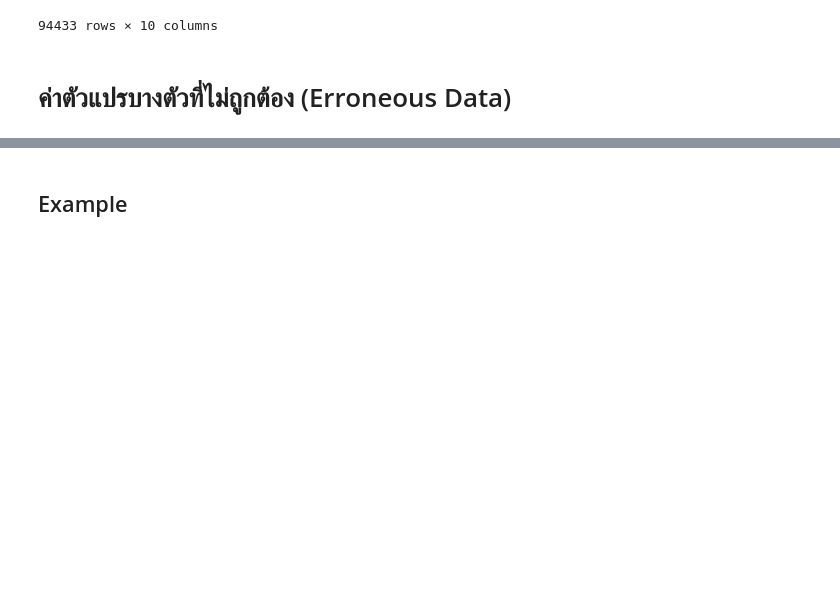
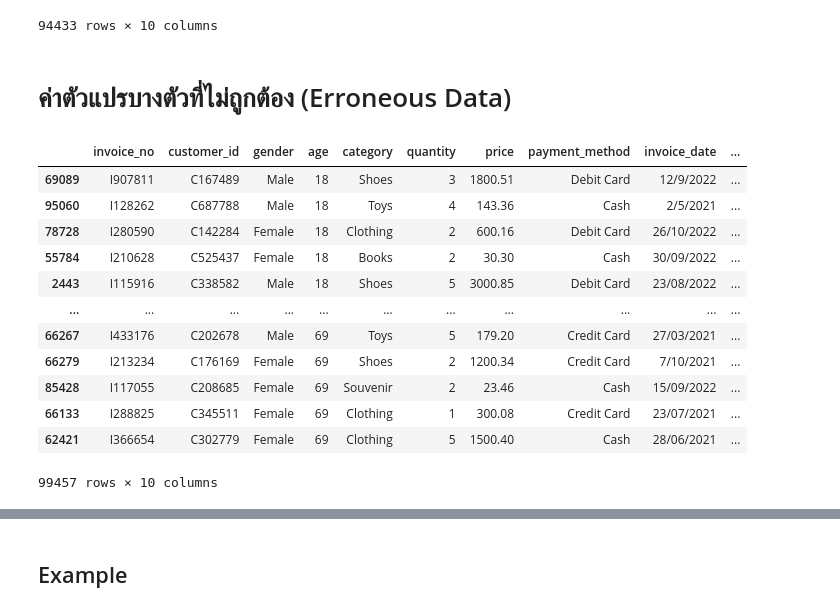
Before and after one commit to Pimchanok6430205105/BSC_DPDM23, a Jupyter notebook: Data_Preprocessing.ipynb, the cells around one changed output, grey strips where cells are left out. Saved outputs shown, nothing was run; the diff lists cells and outputs as text; code cells hidden in the pictures; blank space fills up the shorter version.

Commit message:
ขึ้น Data Integration

```diff
--- a/Data_Preprocessing.ipynb
+++ b/Data_Preprocessing.ipynb
@@ -10,5 +10,5 @@ Mounted at /content/drive
 # %%
-shopping_data = pd.read_csv('/content/drive/MyDrive/bsc_dpdm23_data/customer_shopping_data.csv')
+shopping_data = pd.read_csv('/content/drive/MyDrive/BSC_DPDM23/customer_shopping_data.csv')
 # %%
 shopping_data
 # %% [output]
@@ -414,3 +414,19 @@ shopping_data[shopping_data['price']<=ret['whiskers'][1].get_ydata()[1]]
 94433 rows × 10 columns
 # %% [markdown]
 # ค่าตัวแปรบางตัวที่ไม่ถูกต้อง (Erroneous Data)
+# %%
+shopping_data.sort_values(by='age')
+# %% [output]
+|  | invoice_no | customer_id | gender | age | category | quantity | price | payment_method | invoice_date | ... |
+| 69089 | I907811 | C167489 | Male | 18 | Shoes | 3 | 1800.51 | Debit Card | 12/9/2022 | ... |
+| 95060 | I128262 | C687788 | Male | 18 | Toys | 4 | 143.36 | Cash | 2/5/2021 | ... |
+| 78728 | I280590 | C142284 | Female | 18 | Clothing | 2 | 600.16 | Debit Card | 26/10/2022 | ... |
+| 55784 | I210628 | C525437 | Female | 18 | Books | 2 | 30.30 | Cash | 30/09/2022 | ... |
+| 2443 | I115916 | C338582 | Male | 18 | Shoes | 5 | 3000.85 | Debit Card | 23/08/2022 | ... |
+| ... | ... | ... | ... | ... | ... | ... | ... | ... | ... | ... |
+| 66267 | I433176 | C202678 | Male | 69 | Toys | 5 | 179.20 | Credit Card | 27/03/2021 | ... |
+| 66279 | I213234 | C176169 | Female | 69 | Shoes | 2 | 1200.34 | Credit Card | 7/10/2021 | ... |
+| 85428 | I117055 | C208685 | Female | 69 | Souvenir | 2 | 23.46 | Cash | 15/09/2022 | ... |
+| 66133 | I288825 | C345511 | Female | 69 | Clothing | 1 | 300.08 | Credit Card | 23/07/2021 | ... |
+| 62421 | I366654 | C302779 | Female | 69 | Clothing | 5 | 1500.40 | Cash | 28/06/2021 | ... |
+99457 rows × 10 columns
```
Also changed, not shown: parts of 16 cells of this notebook.
